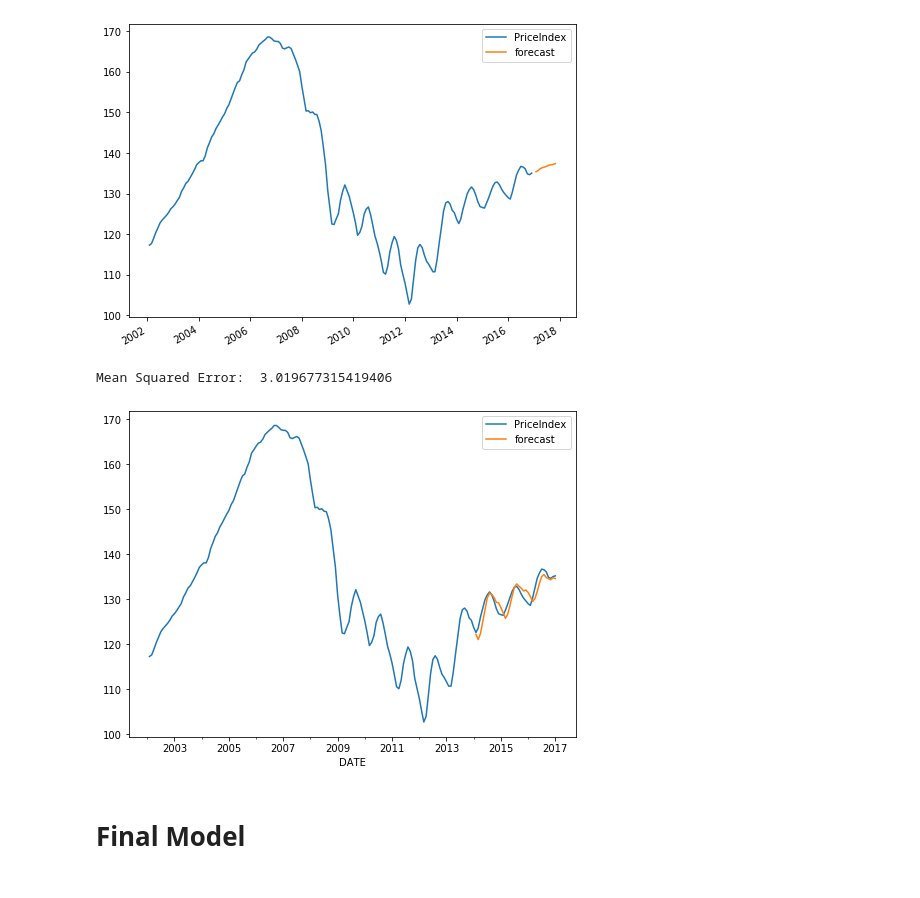
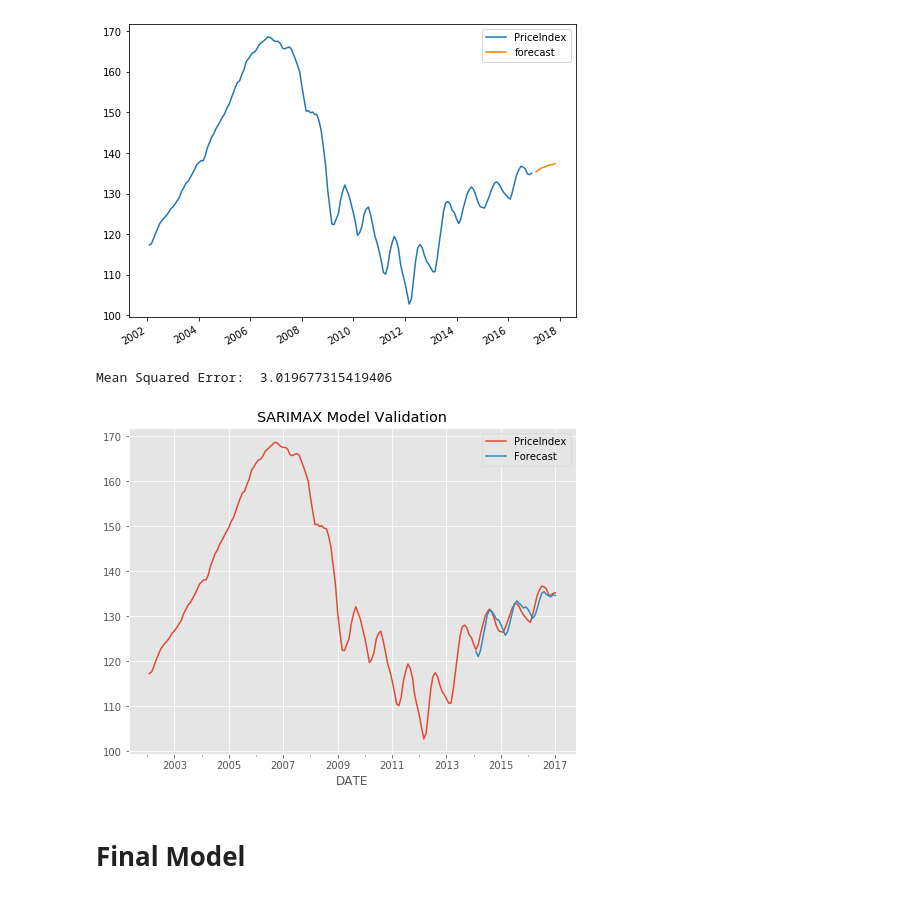
Before and after one commit to Pietrassyk/Project_6_TSA_Housing, a Jupyter notebook: Chicago_data.ipynb, the cells around one changed output. Saved outputs shown, nothing was run; the diff lists cells and outputs as text; code cells hidden in the pictures.

Commit message:
validation

```diff
--- a/Chicago_data.ipynb
+++ b/Chicago_data.ipynb
@@ -278,17 +278,19 @@ model_df[['PriceIndex', 'forecast']].plot(figsize=(8,6))
 # %%
 model_df = chicago.copy().dropna()
 mod = sm.tsa.statespace.SARIMAX(X_train['PriceIndex'],
                                 order=(2,1,2),seasonal_order=(2,1,1,6),dates=model_df.index,
                                enforce_stationarity=False, enforce_invertibility=False)
 res_sarimax = mod.fit()
-model_df['forecast'] = res_sarimax.predict(start = split, end= end, dynamic=True,
+model_df['Forecast'] = res_sarimax.predict(start = split, end= end, dynamic=True,
                                    typ='levels')
-model_df[['PriceIndex', 'forecast']].plot(figsize=(8,6))
-MSE = mean_squared_error(model_df['forecast'][split+1:end],model_df['PriceIndex'][split+1:end])
+plt.style.use('ggplot')
+model_df[['PriceIndex', 'Forecast']].plot(figsize=(8,6))
+plt.title('SARIMAX Model Validation')
+MSE = mean_squared_error(model_df['Forecast'][split+1:end],model_df['PriceIndex'][split+1:end])
 print('Mean Squared Error: ',MSE)
 # %% [output]
 Mean Squared Error:  3.019677315419406
-[figure, old version]
+[figure, new version]
 # %% [markdown]
 # Final Model
 # %%
```
Also changed, not shown: 1 other file.
